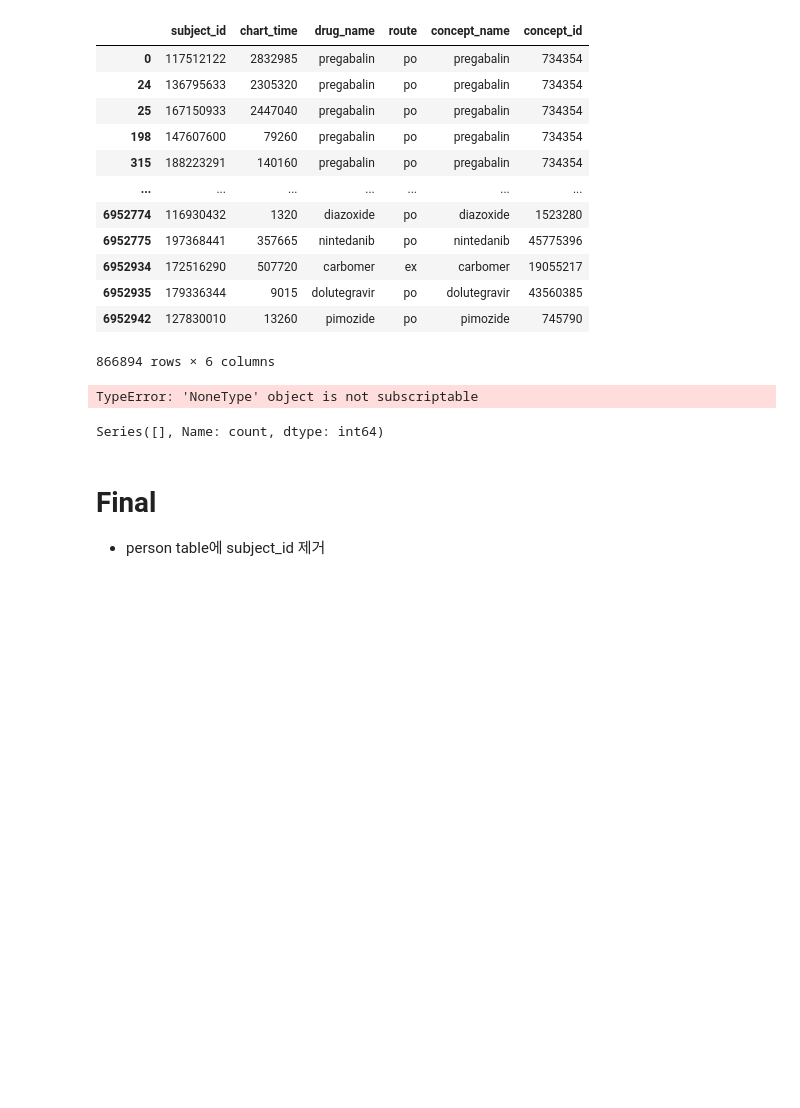
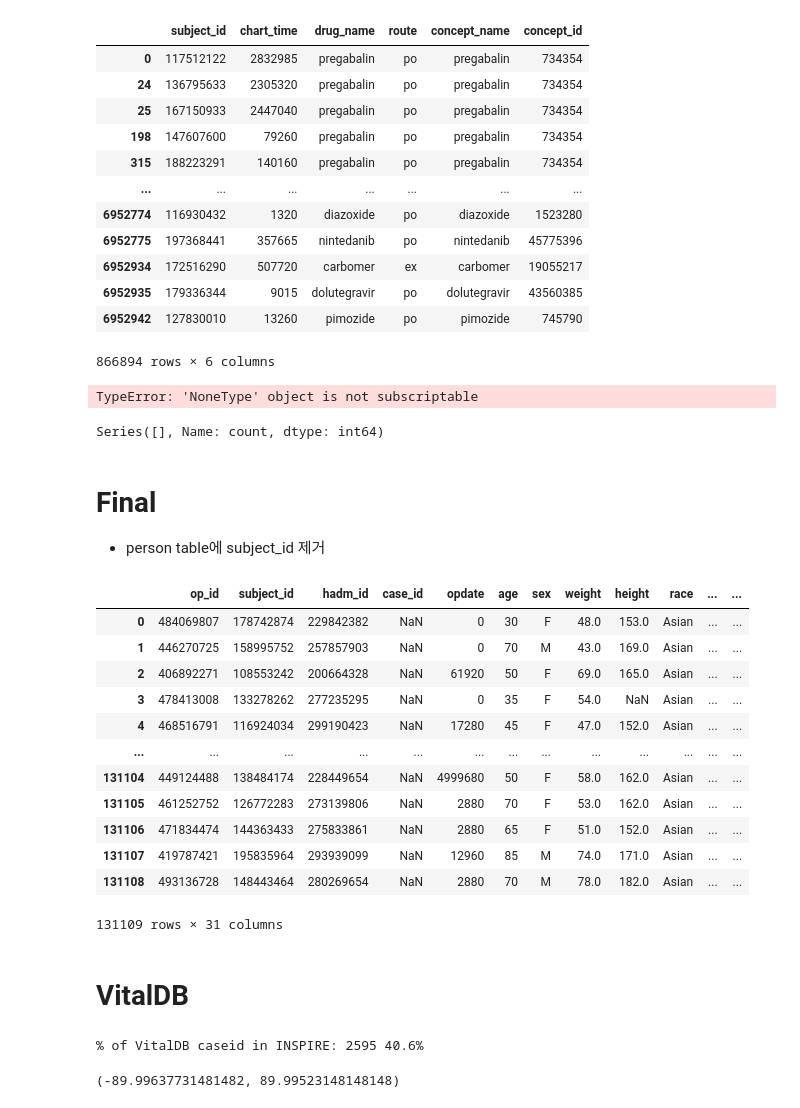
Before and after one commit to Hyeonsik/INSPIRE_TO_CDM, a Jupyter notebook: INSPIRE.ipynb, the cells around one changed output. Cells and saved outputs as stored; diff of their text form; code cells hidden in the pictures; blank space fills up the shorter version.

Commit message:
231204_vitaldb added

```diff
--- a/Clinical_Data_Tables_INSPIRE.ipynb
+++ b/INSPIRE.ipynb
@@ -1550,3 +1455,37 @@ Series([], Name: count, dtype: int64)
 # %% [markdown]
 # Final
 * person table에 subject_id 제거
+# %%
+df_op
+# %% [output]
+|  | op_id | subject_id | hadm_id | case_id | opdate | age | sex | weight | height | race | ... | ... |
+| 0 | 484069807 | 178742874 | 229842382 | NaN | 0 | 30 | F | 48.0 | 153.0 | Asian | ... | ... |
+| 1 | 446270725 | 158995752 | 257857903 | NaN | 0 | 70 | M | 43.0 | 169.0 | Asian | ... | ... |
+| 2 | 406892271 | 108553242 | 200664328 | NaN | 61920 | 50 | F | 69.0 | 165.0 | Asian | ... | ... |
+| 3 | 478413008 | 133278262 | 277235295 | NaN | 0 | 35 | F | 54.0 | NaN | Asian | ... | ... |
+| 4 | 468516791 | 116924034 | 299190423 | NaN | 17280 | 45 | F | 47.0 | 152.0 | Asian | ... | ... |
+| ... | ... | ... | ... | ... | ... | ... | ... | ... | ... | ... | ... | ... |
+| 131104 | 449124488 | 138484174 | 228449654 | NaN | 4999680 | 50 | F | 58.0 | 162.0 | Asian | ... | ... |
+| 131105 | 461252752 | 126772283 | 273139806 | NaN | 2880 | 70 | F | 53.0 | 162.0 | Asian | ... | ... |
+| 131106 | 471834474 | 144363433 | 275833861 | NaN | 2880 | 65 | F | 51.0 | 152.0 | Asian | ... | ... |
+| 131107 | 419787421 | 195835964 | 293939099 | NaN | 12960 | 85 | M | 74.0 | 171.0 | Asian | ... | ... |
+| 131108 | 493136728 | 148443464 | 280269654 | NaN | 2880 | 70 | M | 78.0 | 182.0 | Asian | ... | ... |
+131109 rows × 31 columns
+# %% [markdown]
+# VitalDB
+# %%
+import vitaldb
+
+vitaldb_info = pd.read_csv('https://api.vitaldb.net/cases')
+vitaldb_labs = pd.read_csv('https://api.vitaldb.net/labs')
+
+# Drop duplicates rows of labs table
+vitaldb_labs.drop_duplicates(inplace=True)
+
+print(f"% of VitalDB caseid in INSPIRE: {np.sum([idx in df_op['case_id'].unique() for idx in range(1,6389)])} {np.sum([idx in df_op['case_id'].unique() for idx in range(1,6389)])/6388 * 100:.1f}%")
+# %% [output]
+% of VitalDB caseid in INSPIRE: 2595 40.6%
+# %%
+vitaldb_labs['dt'].min()/60/60/24, vitaldb_labs['dt'].max()/60/60/24
+# %% [output]
+(-89.99637731481482, 89.99523148148148)
```
Also changed, not shown: parts of 34 cells of this notebook, 7 other files.
